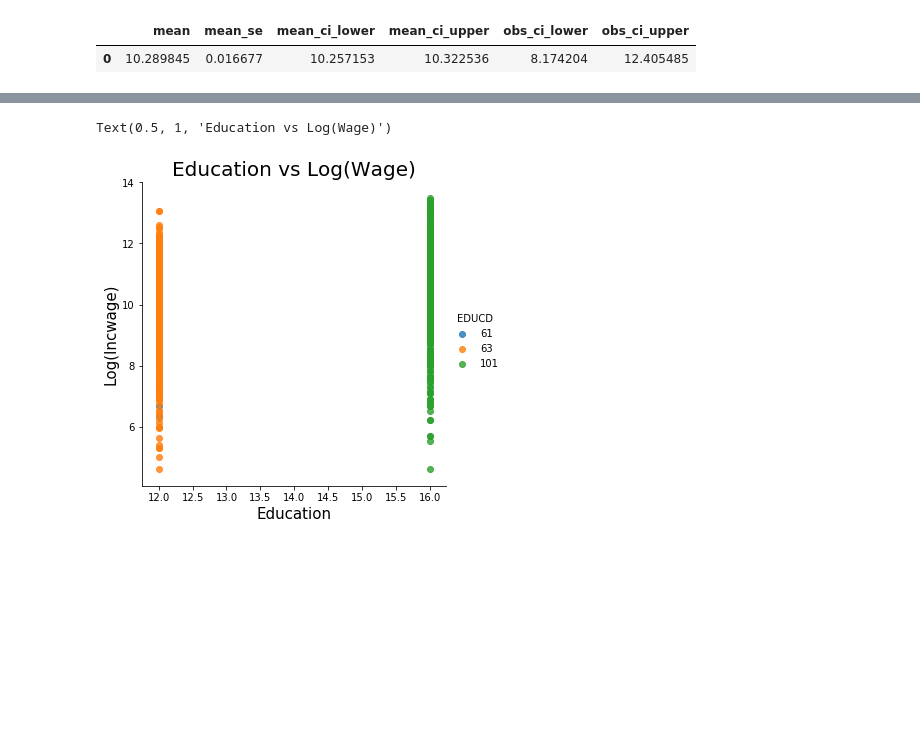
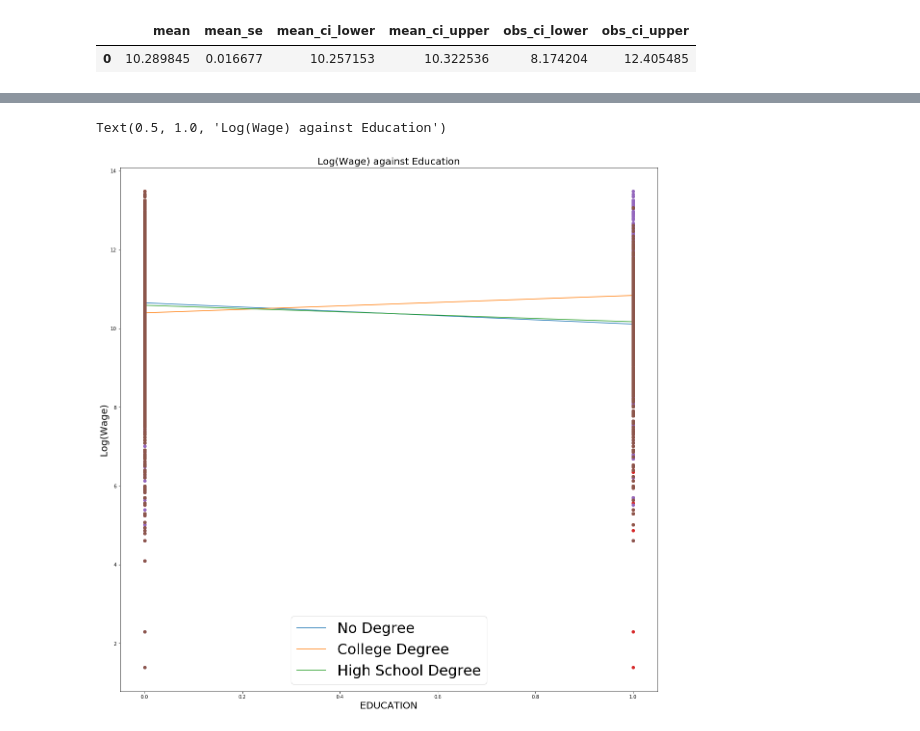
Before and after one commit to sr-sid1/Machine-Learning-Mini-Lab-Project-1, a Jupyter notebook: Machine-Learning-Mini-Lab-Project-1 .ipynb, the cells around one changed output, grey strips where cells are left out. Drawn from its saved outputs; the diff is of its cells as text; code cells hidden in the pictures; blank space fills up the shorter version.

```diff
--- a/Machine-Learning-Mini-Lab-Project-1 .ipynb
+++ b/Machine-Learning-Mini-Lab-Project-1 .ipynb
@@ -298,21 +300,40 @@ Warnings:
 [1] Standard Errors assume that the covariance matrix of the errors is correctly specified.
 # %%
 import seaborn as sns
-# %%
-#Question 4
-
-new_df = acs_data[acs_data.EDUCD.isin([61,63,101])]
-
-sns.lmplot(x='educdc', y='LNINCWAGE',hue='EDUCD', data=new_df)
-plt.xlabel("Education", fontsize=15)
-plt.ylabel("Log(Incwage)", fontsize=15)
-plt.title('Education vs Log(Wage)', fontsize=20)
-
-#Source:https://www.machinelearningplus.com/plots/top-50-matplotlib-visualizations-the-master-plots-python/
-#https://seaborn.pydata.org/generated/seaborn.lmplot.html
-# %% [output]
-Text(0.5, 1, 'Education vs Log(Wage)')
-[figure, removed]
+# %%
+#Question 4
+
+
+x = acs_data['EDUCD'] <=63
+x1 = acs_data['coldip']
+x2 = acs_data['hsdip']
+y= acs_data['LNINCWAGE']
+
+plt.figure(figsize=(20, 20))
+plt.plot(np.unique(x), np.poly1d(np.polyfit(x, y, 1))(np.unique(x)))
+plt.plot(np.unique(x1), np.poly1d(np.polyfit(x1, y, 1))(np.unique(x1)))
+plt.plot(np.unique(x2), np.poly1d(np.polyfit(x2, y, 1))(np.unique(x2)))
+
+m, b = np.polyfit(x, y, 1)
+m1, b1 = np.polyfit(x1, y, 1)
+m2, b2 = np.polyfit(x2, y, 1)
+plt.plot(x, y, 'o')
+plt.plot(x1, y, 'o')
+plt.plot(x2, y, 'o')
+
+
+plt.legend(labels=['No Degree','College Degree', 'High School Degree'],prop={'size': 30})
+plt.xlabel('EDUCATION', size = 20)
+plt.ylabel('Log(Wage)', size = 20)
+plt.title("Log(Wage) against Education", size = 20)
+
+#Source
+#https://stackoverflow.com/questions/22239691/code-for-best-fit-straight-line-of-a-scatter-plot-in-python
+#https://towardsdatascience.com/simple-and-multiple-linear-regression-with-python-c9ab422ec29c
+#https://stackoverflow.com/questions/7125009/how-to-change-legend-size-with-matplotlib-pyplot
+# %% [output]
+Text(0.5, 1.0, 'Log(Wage) against Education')
+[figure, added]
 # %%
 #Question 6
 import statsmodels.formula.api as smf
```
Also changed, not shown: parts of 12 cells of this notebook.
